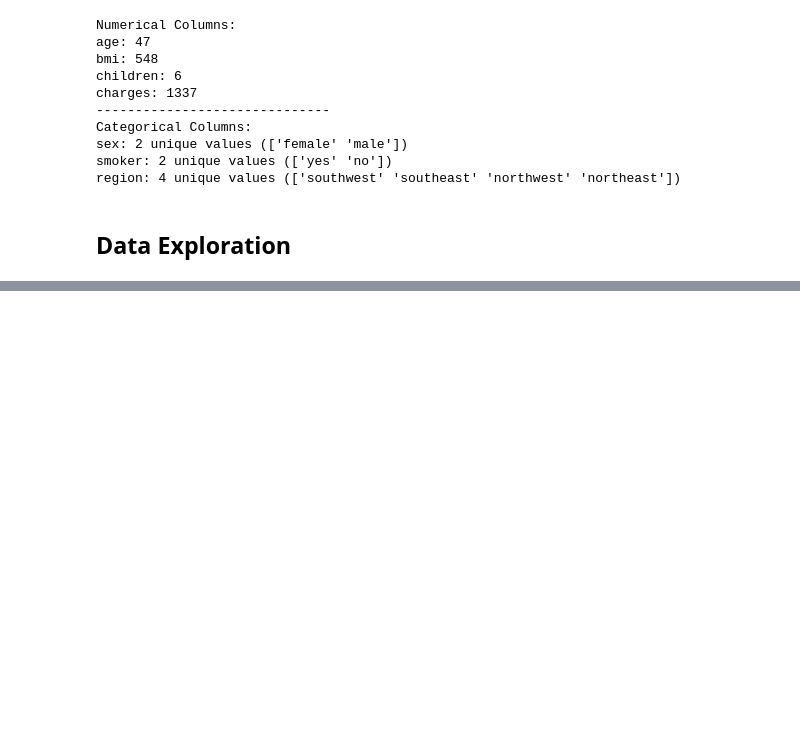
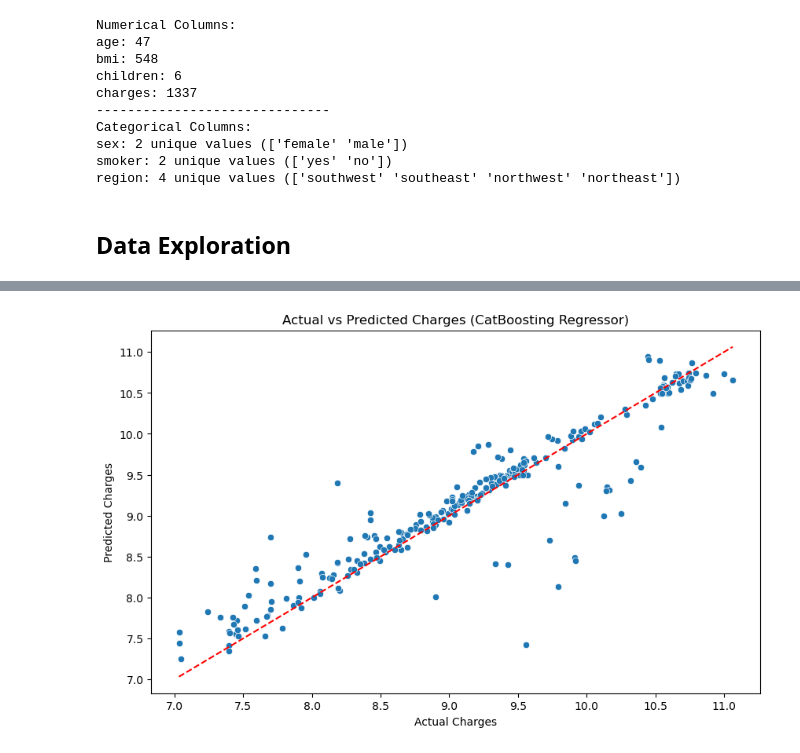
Before and after one commit to celinele5/Analytics-Portfolio, a Jupyter notebook: Medical Cost Project/main.ipynb, the cells around one changed output, grey strips where cells are left out. Drawn from its saved outputs; the diff is of its cells as text; code cells hidden in the pictures; blank space fills up the shorter version.

```diff
--- a/Medical Cost Project/main.ipynb
+++ b/Medical Cost Project/main.ipynb
@@ -119,0 +329,28 @@ plt.show()
+# %%
+# Data Preparation for Prediction Modeling
+X_rg = clean_data.drop(columns=['charges','bmi_tier'],axis=1)
+y_rg = clean_data['charges']
+
+# Define columns by data type
+num_features = X_rg.select_dtypes(exclude="object").columns
+cat_features = X_rg.select_dtypes(include="object").columns
+
+preprocessor_rg = ColumnTransformer(
+    [
+        ("OneHotEncoder", oh_transformer, cat_features),
+        ("StandardScaler", numeric_transformer, num_features)
+    ]
+)
+
+
+X_rg = preprocessor_rg.fit_transform(X_rg)
+
+
+X_rg.shape
+
+# Using log transformation to reduce skewness in the target variable
+y_rg = np.log1p(y_rg)
+# %%
+# Split Data into Train-Test Sets
+X_rg_train, X_rg_test, y_rg_train, y_rg_test = train_test_split(X_rg, y_rg, test_size=0.2, random_state=42)
+X_rg_train.shape, X_rg_test.shape
@@ -119,0 +462,13 @@ plt.show()
+# %%
+# Plotting predicted vs actual values for the best model
+best_model = models['CatBoosting Regressor']
+y_pred = best_model.predict(X_rg_test)
+plt.figure(figsize=(10, 6))
+sns.scatterplot(x=y_rg_test, y=y_pred)
+plt.plot([y_rg_test.min(), y_rg_test.max()], [y_rg_test.min(), y_rg_test.max()], 'r--')  # Line for perfect predictions
+plt.title('Actual vs Predicted Charges (CatBoosting Regressor)')
+plt.xlabel('Actual Charges')
+plt.ylabel('Predicted Charges')
+plt.show()
+# %% [output]
+[figure, added]
```
Also changed, not shown: parts of 23 cells of this notebook, 4 other files.
